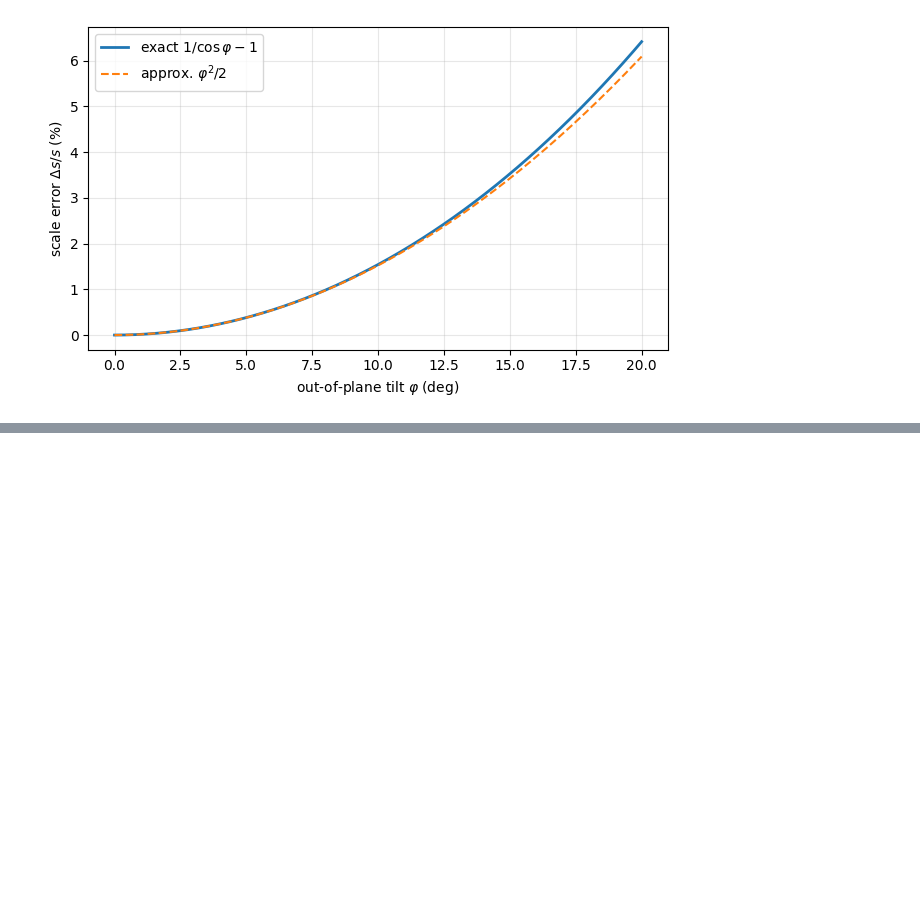
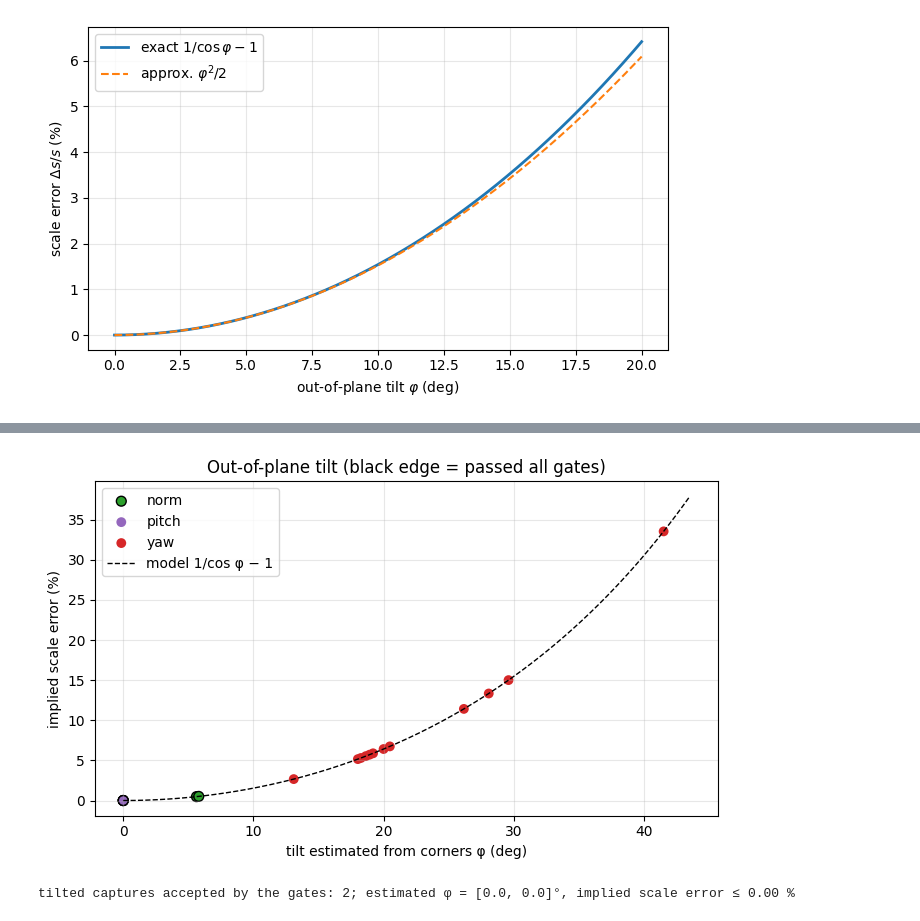
Before and after one commit to sistechai/vision-crack, a Jupyter notebook: notebooks/08_error_model_tilt.ipynb, the cells around one changed output, grey strips where cells are left out. Drawn from its saved outputs; the diff is of its cells as text; code cells hidden in the pictures; blank space fills up the shorter version.

```diff
--- a/notebooks/08_error_model_tilt.ipynb
+++ b/notebooks/08_error_model_tilt.ipynb
@@ -56,0 +79,19 @@ plt.grid(alpha=.3); plt.legend(); plt.tight_layout(); plt.savefig(FIG / 'fig_til
+# %%
+from visioncrack import detection as det, gates
+rows = []
+for r in res[res.folder.isin(['norm', 'pitch', 'yaw'])].itertuples():
+    c = det.find_corners(sweep.label_crop(vc.read_rgb(r.path), r))
+    if c is None:
+        rows.append({'folder': r.folder, 'file': r.file, 'corners': False}); continue
+    q = c.as_array().astype(float)
+    w = (abs(q[1, 0] - q[0, 0]) + abs(q[3, 0] - q[2, 0])) / 2
+    h = (abs(q[2, 1] - q[0, 1]) + abs(q[3, 1] - q[1, 1])) / 2
+    rows.append({'folder': r.folder, 'file': r.file, 'corners': True, 'w': w, 'h': h, 'aspect': h / w, 'q': q})
+tilt = pd.DataFrame(rows)
+nm = tilt[tilt.folder == 'norm']; a0, W0, H0 = nm.aspect.mean(), nm.w.mean(), nm.h.mean()
+cosphi = np.where(tilt.folder == 'yaw', a0 / tilt.aspect, tilt.aspect / a0)
+tilt['phi_est_deg'] = np.degrees(np.arccos(np.clip(cosphi, -1, 1)))
+tilt['scale_err_%'] = 100 * tilt_scale_error(tilt.phi_est_deg)
+tilt['accepted'] = [gates.evaluate(q, W0, H0).accepted if ok else False for ok, q in zip(tilt.corners, tilt.q)]
+tilt.drop(columns='q').to_csv(TAB / 'tilt_estimate.csv', index=False, float_format='%.4f')
+tilt.groupby('folder')[['phi_est_deg', 'scale_err_%']].describe().round(2).T
@@ -56,0 +116,16 @@ plt.grid(alpha=.3); plt.legend(); plt.tight_layout(); plt.savefig(FIG / 'fig_til
+# %%
+fig, ax = plt.subplots(figsize=(7, 4.3))
+for f, col in [('norm', '#2ca02c'), ('pitch', '#9467bd'), ('yaw', '#d62728')]:
+    g = tilt[(tilt.folder == f) & tilt.corners]
+    ax.scatter(g.phi_est_deg, g['scale_err_%'], c=col, s=50, label=f, edgecolor=['k' if a else 'none' for a in g.accepted])
+pp = np.linspace(0, max(25, tilt.phi_est_deg.max() + 2), 200)
+ax.plot(pp, 100 * tilt_scale_error(pp), 'k--', lw=1, label='model 1/cos φ − 1')
+ax.set(xlabel='tilt estimated from corners φ (deg)', ylabel='implied scale error (%)',
+       title='Out-of-plane tilt (black edge = passed all gates)')
+ax.grid(alpha=.3); ax.legend(); plt.tight_layout(); plt.savefig(FIG / 'fig_tilt_estimate.png', dpi=200); plt.show()
+acc = tilt[tilt.accepted & (tilt.folder != 'norm')]
+print(f'tilted captures accepted by the gates: {len(acc)}; estimated φ = {acc.phi_est_deg.round(1).tolist()}°, '
+      f'implied scale error ≤ {acc["scale_err_%"].max():.2f} %')
+# %% [output]
+[figure, added]
+tilted captures accepted by the gates: 2; estimated φ = [0.0, 0.0]°, implied scale error ≤ 0.00 %
```
Also changed, not shown: parts of 12 cells of this notebook, 17 other files.
